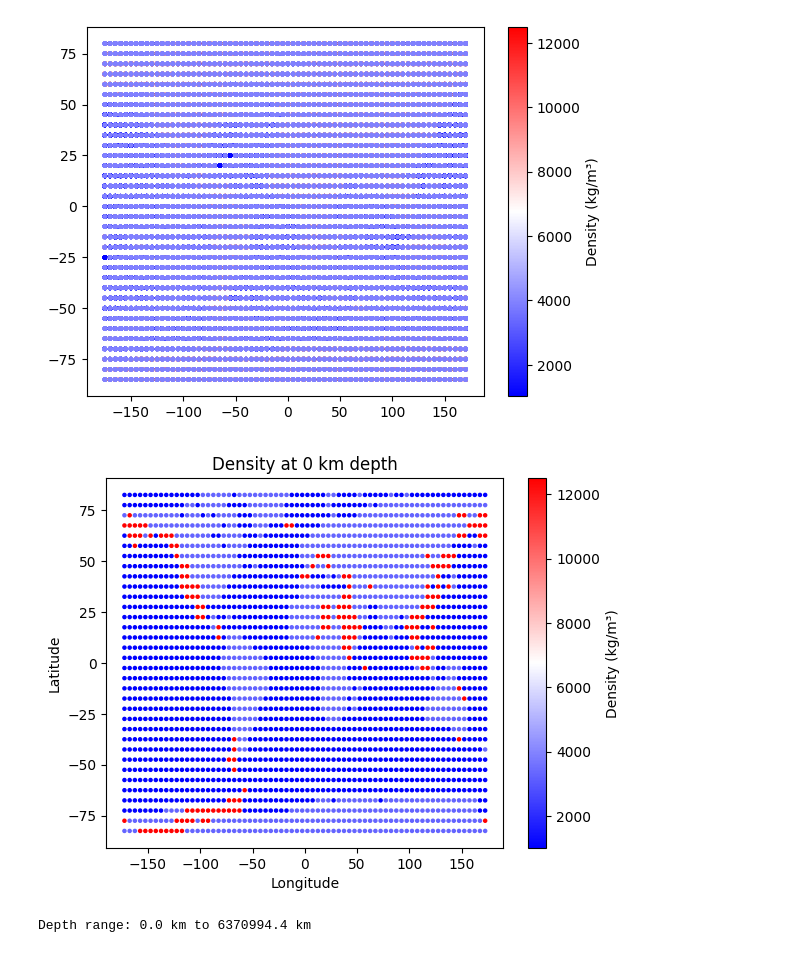
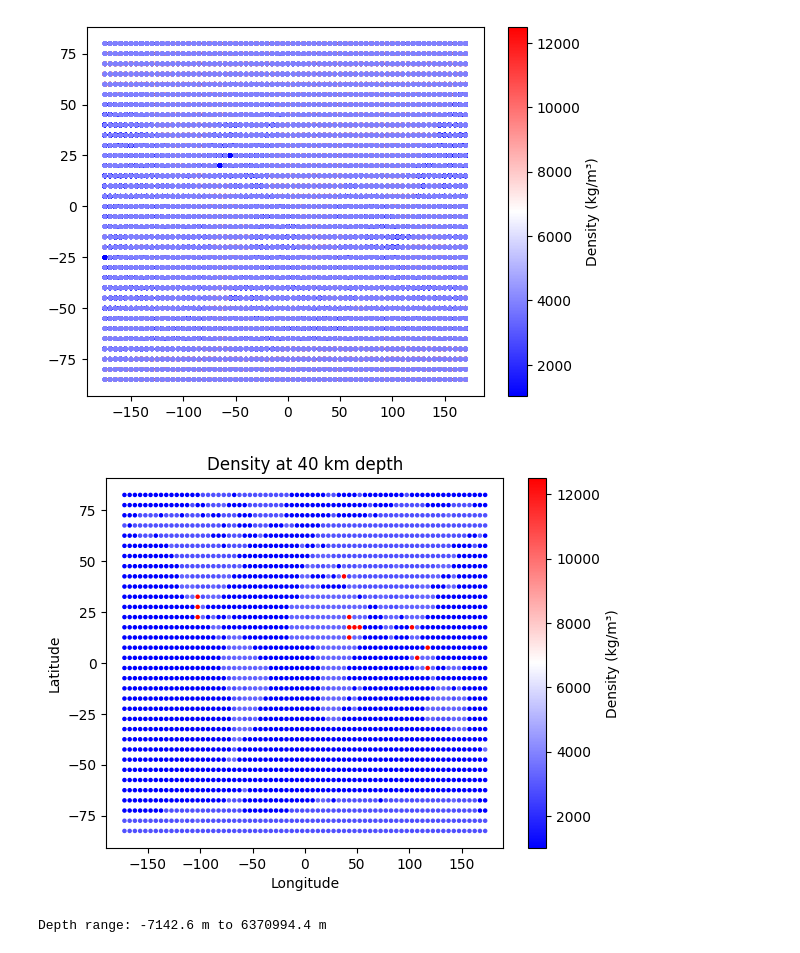
Before and after one commit to AmitavaDutta/gravity_tesseroids, a Jupyter notebook: gravity_distribution_tesseroids.ipynb, the cells around one changed output. Saved outputs shown, nothing was run; the diff lists cells and outputs as text; code cells hidden in the pictures.

```diff
--- a/gravity_distribution_tesseroids.ipynb
+++ b/gravity_distribution_tesseroids.ipynb
@@ -216,26 +353,27 @@ plt.colorbar(label="Density (kg/m³)")
 <matplotlib.colorbar.Colorbar at 0x...>
 [figure]
 # %%
-depth_target = 0.1e3  # 40 km depth
+depth_target = 40e3  # 40 km depth
 radius_target = mean_radius - depth_target
 mask = (tess_den[:, 4] <= radius_target) & (tess_den[:, 5] >= radius_target)
 subset = tess_den[mask]
 lon_center = 0.5 * (subset[:, 0] + subset[:, 1])
 lat_center = 0.5 * (subset[:, 2] + subset[:, 3])
 density = subset[:, 6]
 plt.scatter(lon_center, lat_center, c=density, cmap='bwr', s=5)
 plt.title(f"Density at {depth_target/1e3:.0f} km depth")
 plt.xlabel("Longitude")
 plt.ylabel("Latitude")
 plt.colorbar(label="Density (kg/m³)")
 plt.show()
 # %% [output]
-[figure, old version]
+[figure, new version]
 # %%
+# tess_den.([lon, lon + dlong, lat, lat + dlat, r_bottom, r_top, density_mid])
 all_depths = mean_radius - tess_den[:, 4:6]
-print(f"Depth range: {np.min(all_depths):.1f} km to {np.max(all_depths):.1f} km")
+print(f"Depth range: {np.min(all_depths):.1f} m to {np.max(all_depths):.1f} m")
 # %% [output]
-Depth range: 0.0 km to 6370994.4 km
+Depth range: -7142.6 m to 6370994.4 m
 # %%
 print("First few r_bottom values:", tess_den[:5, 4])
 print("Should be ~6,000,000 (not hundreds of thousands)")
```
Also changed, not shown: parts of 16 cells of this notebook.
